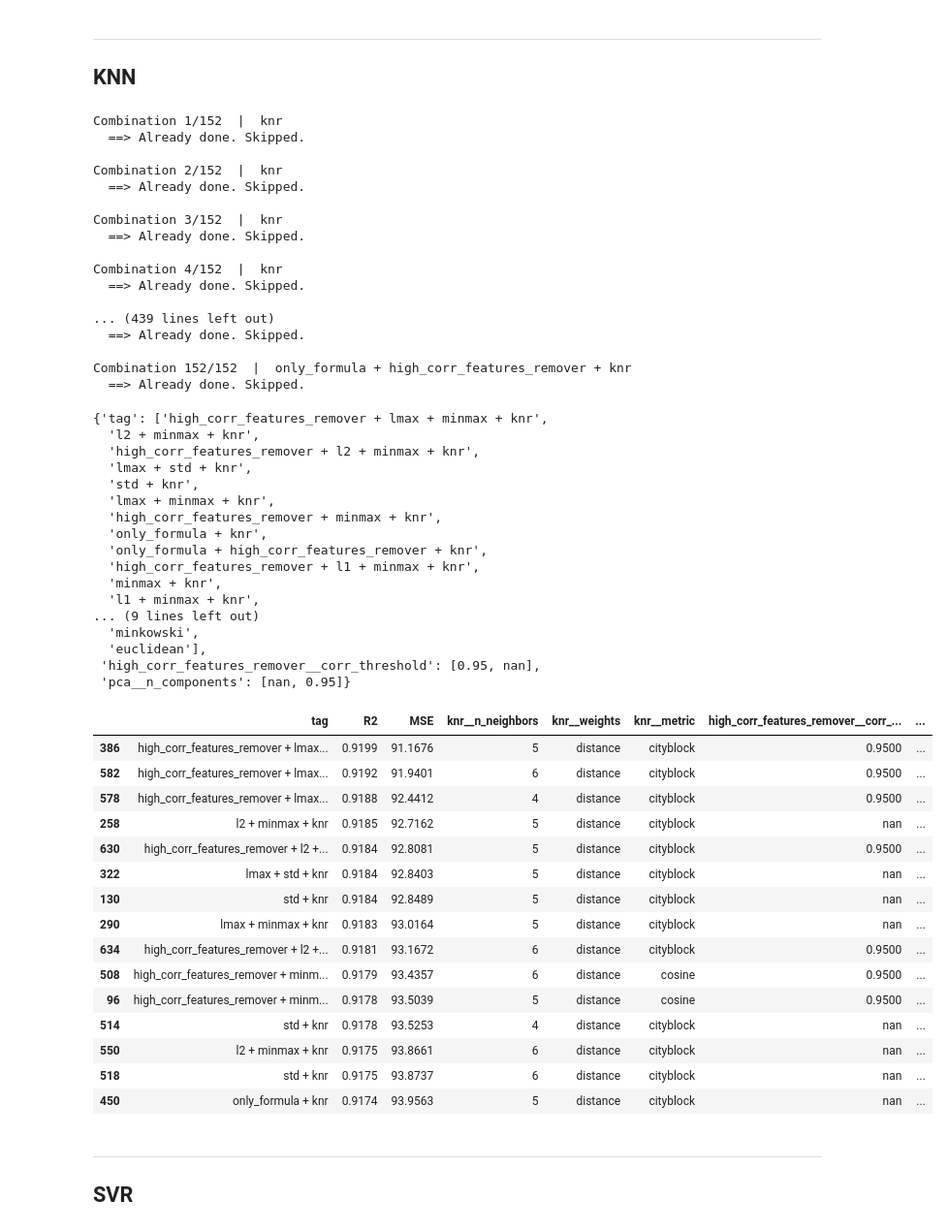
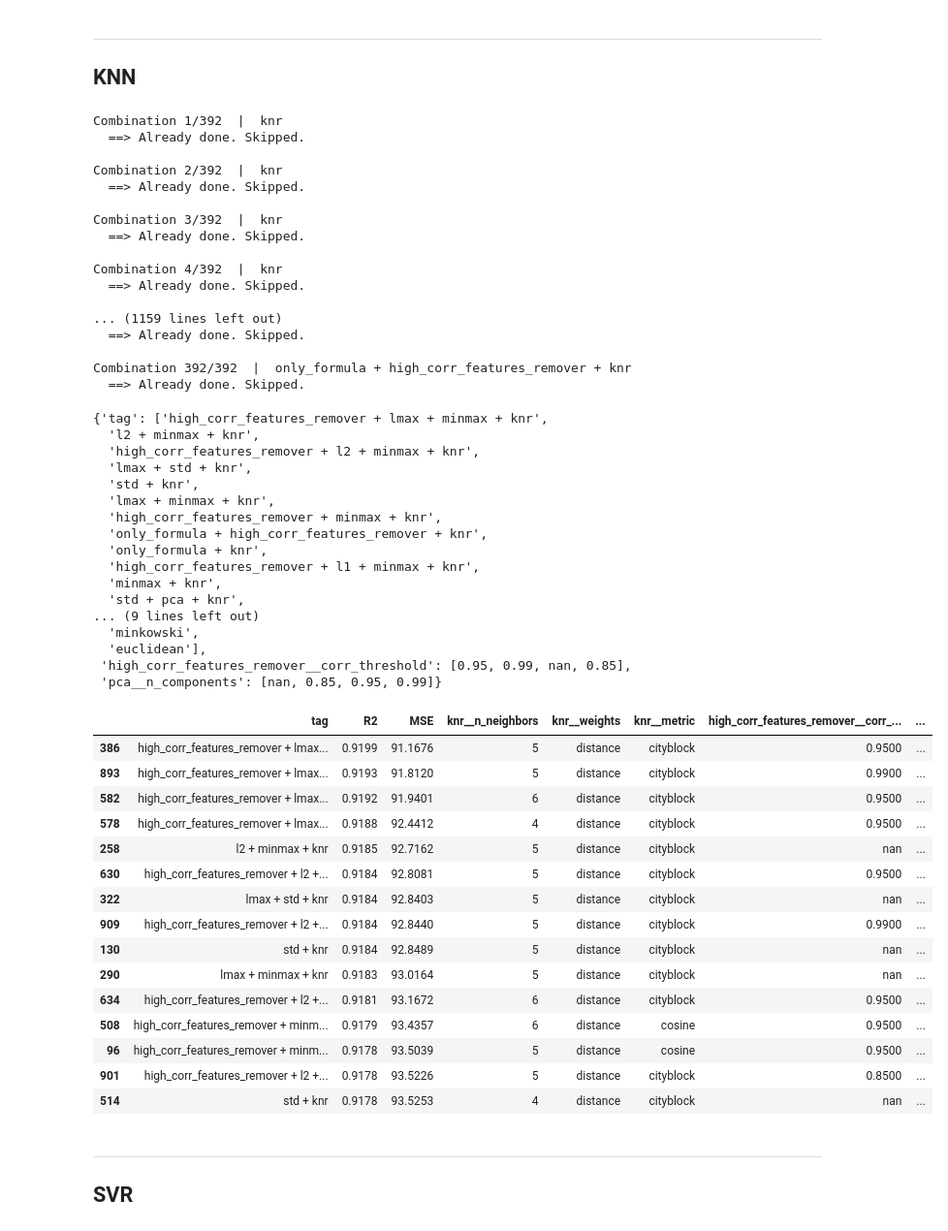
Before and after one commit to RiccardoEvangelisti/Critical-temperature-of-superconductors, a Jupyter notebook: 1_Training.ipynb, the cells around one changed output. Shown at 97% size. Drawn from its saved outputs; the diff is of its cells as text; code cells hidden in the pictures.

```diff
--- a/1_Training.ipynb
+++ b/1_Training.ipynb
@@ -134,20 +121,0 @@ class OnlyFormula:
-# %%
-if OUTLIER_REMOVAL:
-    columns = train.columns
-    outliers = pd.Series(index=train.index, dtype=bool)
-
-    clf = LocalOutlierFactor(n_jobs=-1)
-    # clf = IsolationForest(
-    #     max_samples=1.0,
-    #     contamination=0.001,
-    #     n_jobs=-1,
-    #     random_state=random_state,
-    # )
-    outliers = clf.fit_predict(train) == -1
-
-    print("Outliers removed: {}".format(outliers.sum()))
-    train = train[~outliers]
-
-    X_train = train.drop(columns=["critical_temp"])
-    y_train = train[["critical_temp"]]
-    print(X_train.shape, X_test.shape, y_train.shape, y_test.shape)
@@ -190,7 +127,7 @@ if OUTLIER_REMOVAL:
 high_corr_features_remover_step = Step(
     "high_corr_features_remover",
     HighCorrFeaturesRemover(),
-    {"corr_threshold": 0.95},
+    {"corr_threshold": [0.85, 0.95, 0.99]},
 )
 only_properties_step = Step(
     "only_properties",
@@ -224,8 +161,7 @@ pca_step = Step(
     "pca",
     PCA(random_state=RANDOM_STATE),
     {
-        "n_components": [0.95],
-        # "whiten": [True, False],
+        "n_components": [0.85, 0.95, 0.99],
     },
 )
 # %% [markdown]
@@ -274,12 +171,3 @@ def grid_search(combinations: list[Combination], estimator_tag: str, save_result
-# %%
-def best_hyperparameters(file_name, percentage):
-    df = pd.read_csv(file_name)
-    samples = df.shape[0] * percentage // 100
-    df = df.sort_values(by="R2", ascending=False).drop(columns=["R2", "MSE"]).iloc[:samples]
-    results = dict()
-    for hyperparameter in df.columns:
-        results.update({hyperparameter: list(df[hyperparameter].unique())})
-    display(results)
 # %% [markdown]
 ---
 ## Linear Regression
@@ -596,62 +468,62 @@ combinations = extract_combinations(
     Pipe(only_properties_step, high_corr_features_remover_step, knr_step),
     Pipe(only_formula_step, high_corr_features_remover_step, knr_step),
 )
-grid_search(combinations, estimator_tag=estimator_tag)
+grid_search(OUTPUT_FOLDER, X_train, y_train, X_test, y_test, combinations, estimator_tag=estimator_tag)
 
-best_hyperparameters(OUTPUT_FOLDER + estimator_tag + "_output.csv", 20)
+display(best_hyperparameters(OUTPUT_FOLDER + estimator_tag + "_output.csv", 20))
 
 print_results(OUTPUT_FOLDER + estimator_tag + "_output.csv", 15)
 # %% [output]
-Combination 1/152  |  knr
+Combination 1/392  |  knr
   ==> Already done. Skipped.
 
-Combination 2/152  |  knr
+Combination 2/392  |  knr
   ==> Already done. Skipped.
 
-Combination 3/152  |  knr
+Combination 3/392  |  knr
   ==> Already done. Skipped.
 
-Combination 4/152  |  knr
+Combination 4/392  |  knr
   ==> Already done. Skipped.
 
-... (439 lines left out)
+... (1159 lines left out)
   ==> Already done. Skipped.
 
-Combination 152/152  |  only_formula + high_corr_features_remover + knr
+Combination 392/392  |  only_formula + high_corr_features_remover + knr
   ==> Already done. Skipped.
 {'tag': ['high_corr_features_remover + lmax + minmax + knr',
   'l2 + minmax + knr',
   'high_corr_features_remover + l2 + minmax + knr',
   'lmax + std + knr',
   'std + knr',
   'lmax + minmax + knr',
   'high_corr_features_remover + minmax + knr',
+  'only_formula + high_corr_features_remover + knr',
   'only_formula + knr',
-  'only_formula + high_corr_features_remover + knr',
   'high_corr_features_remover + l1 + minmax + knr',
   'minmax + knr',
-  'l1 + minmax + knr',
+  'std + pca + knr',
 ... (9 lines left out)
   'minkowski',
   'euclidean'],
- 'high_corr_features_remover__corr_threshold': [0.95, nan],
- 'pca__n_components': [nan, 0.95]}
+ 'high_corr_features_remover__corr_threshold': [0.95, 0.99, nan, 0.85],
+ 'pca__n_components': [nan, 0.85, 0.95, 0.99]}
 |  | tag | R2 | MSE | knr__n_neighbors | knr__weights | knr__metric | high_corr_features_remover__corr_... | ... |
 | 386 | high_corr_features_remover + lmax... | 0.9199 | 91.1676 | 5 | distance | cityblock | 0.9500 | ... |
+| 893 | high_corr_features_remover + lmax... | 0.9193 | 91.8120 | 5 | distance | cityblock | 0.9900 | ... |
 | 582 | high_corr_features_remover + lmax... | 0.9192 | 91.9401 | 6 | distance | cityblock | 0.9500 | ... |
 | 578 | high_corr_features_remover + lmax... | 0.9188 | 92.4412 | 4 | distance | cityblock | 0.9500 | ... |
 | 258 | l2 + minmax + knr | 0.9185 | 92.7162 | 5 | distance | cityblock | nan | ... |
 | 630 | high_corr_features_remover + l2 +... | 0.9184 | 92.8081 | 5 | distance | cityblock | 0.9500 | ... |
 | 322 | lmax + std + knr | 0.9184 | 92.8403 | 5 | distance | cityblock | nan | ... |
+| 909 | high_corr_features_remover + l2 +... | 0.9184 | 92.8440 | 5 | distance | cityblock | 0.9900 | ... |
 | 130 | std + knr | 0.9184 | 92.8489 | 5 | distance | cityblock | nan | ... |
 | 290 | lmax + minmax + knr | 0.9183 | 93.0164 | 5 | distance | cityblock | nan | ... |
 | 634 | high_corr_features_remover + l2 +... | 0.9181 | 93.1672 | 6 | distance | cityblock | 0.9500 | ... |
 | 508 | high_corr_features_remover + minm... | 0.9179 | 93.4357 | 6 | distance | cosine | 0.9500 | ... |
 | 96 | high_corr_features_remover + minm... | 0.9178 | 93.5039 | 5 | distance | cosine | 0.9500 | ... |
+| 901 | high_corr_features_remover + l2 +... | 0.9178 | 93.5226 | 5 | distance | cityblock | 0.8500 | ... |
 | 514 | std + knr | 0.9178 | 93.5253 | 4 | distance | cityblock | nan | ... |
-| 550 | l2 + minmax + knr | 0.9175 | 93.8661 | 6 | distance | cityblock | nan | ... |
-| 518 | std + knr | 0.9175 | 93.8737 | 6 | distance | cityblock | nan | ... |
-| 450 | only_formula + knr | 0.9174 | 93.9563 | 5 | distance | cityblock | nan | ... |
 # %% [markdown]
 ---
 ## SVR
```
Also changed, not shown: parts of 9 cells of this notebook, 2 other files.
